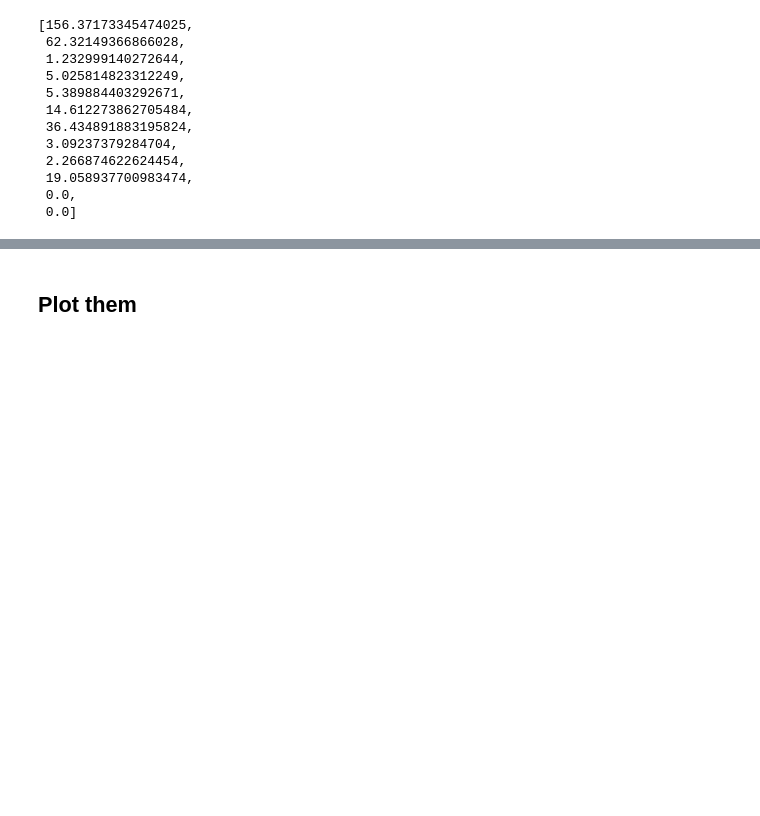
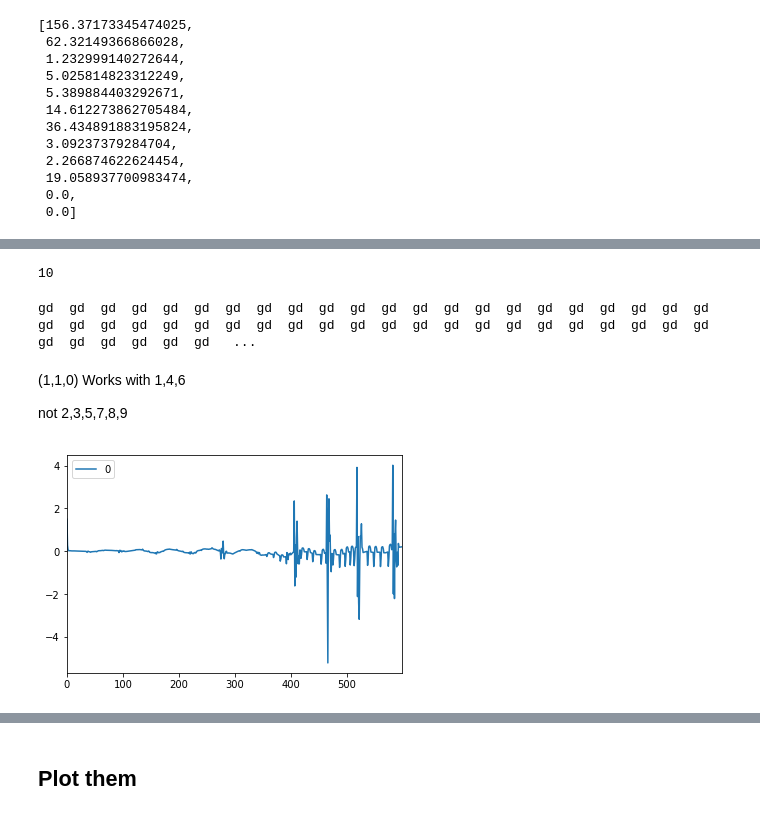
Before and after one commit to dcxSt/defective_pilot, a Jupyter notebook: data/visualise_features.ipynb, the cells around one changed output, grey strips where cells are left out. Cells and saved outputs as stored; diff of their text form; code cells hidden in the pictures; blank space fills up the shorter version.

Commit message:
arima feature added

```diff
--- a/data/visualise_features.ipynb
+++ b/data/visualise_features.ipynb
@@ -330,0 +377,10 @@ We discretize the data, taking the data from Viet's one minuit data I will find
+# %%
+# import viets time series
+time_series_x = np.load('data_lstm/X_raw.npy')
+# %%
+for i in time_series_x:
+    series = np.transpose(i)[9]
+    # fit model
+    model = ARIMA(series, order=(1,1,0))
+    model_fit = model.fit(disp=0)
+    print("gd",end=" ")
@@ -330,0 +395,24 @@ We discretize the data, taking the data from Viet's one minuit data I will find
+# %%
+print(len(time_series_x[1][1]))
+# %% [output]
+10
+# %%
+for i in time_series_x:
+    series = np.transpose(i)[1]
+    # fit model
+    model = ARIMA(series, order=(1,1,0))
+    model_fit = model.fit(disp=0)
+    print("gd",end="  ")
+# %% [output]
+gd  gd  gd  gd  gd  gd  gd  gd  gd  gd  gd  gd  gd  gd  gd  gd  gd  gd  gd  gd  gd  gd  gd  gd  gd  gd  gd  gd  gd  gd  gd  gd  gd  gd  gd  gd  gd  gd  gd  gd  gd  gd  gd  gd  gd  gd  gd  gd  gd  gd   ...
+# %% [markdown]
+(1,1,0) Works with 1,4,6
+
+not 2,3,5,7,8,9
+# %%
+# plot residual errors
+residuals = DataFrame(model_fit.resid)
+residuals.plot()
+plt.show()
+# %% [output]
+[figure, added]
```
Also changed, not shown: parts of 20 cells of this notebook, 1 other file.
